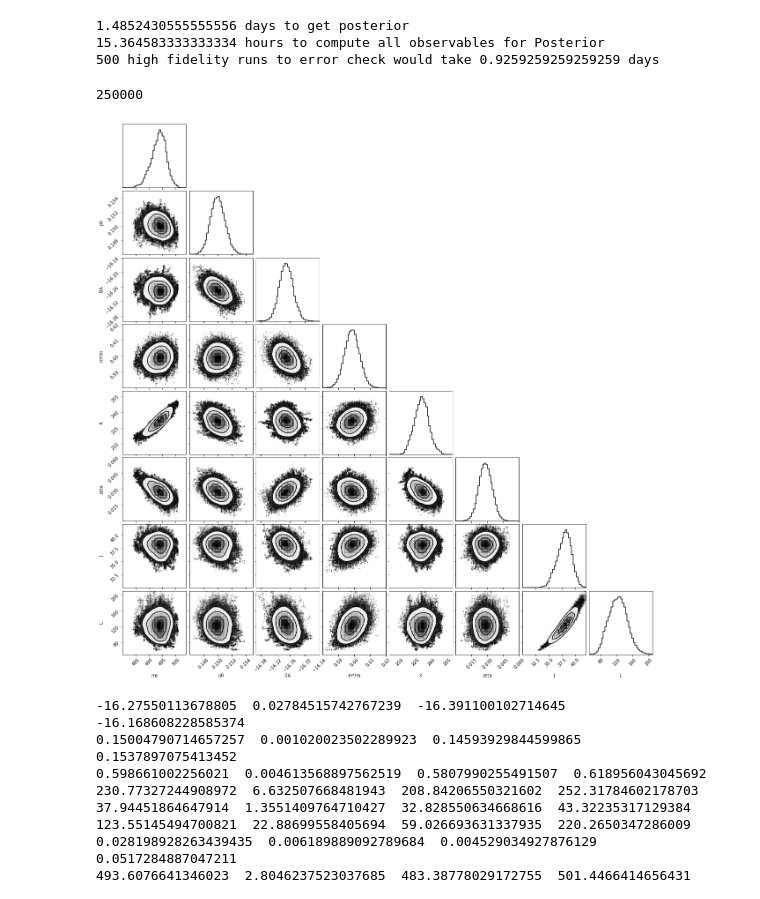
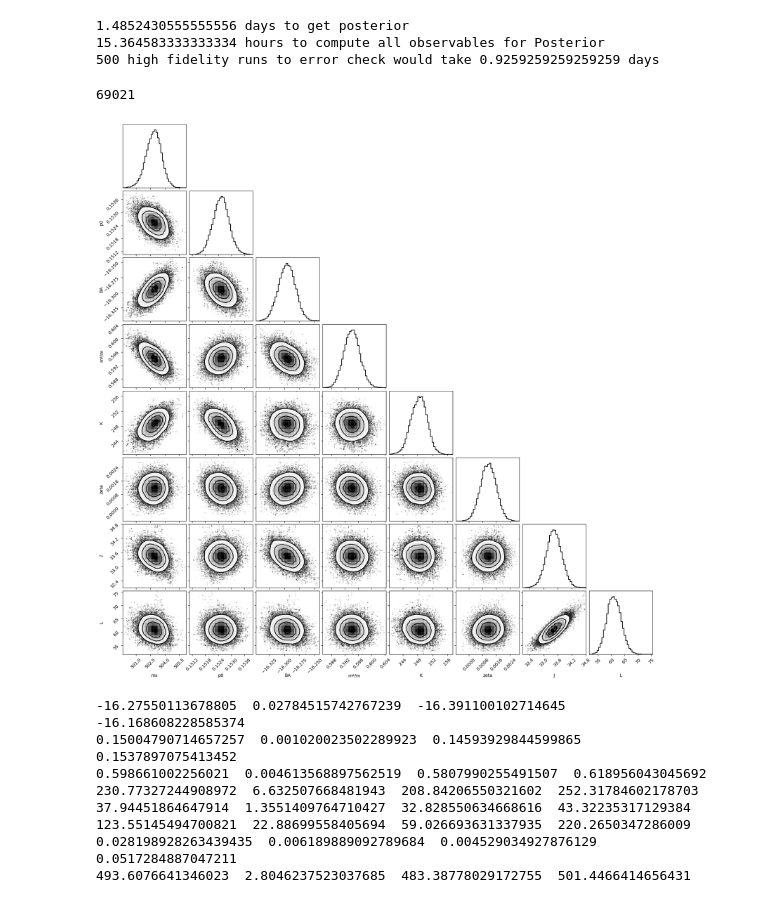
Before and after one commit to torquteam/RBM, a Jupyter notebook: Plots.ipynb, the cells around one changed output. Cells and saved outputs as stored; diff of their text form; code cells hidden in the pictures.

Commit message:
new MCMC run to calibrate LIGO runs

```diff
--- a/Plots.ipynb
+++ b/Plots.ipynb
@@ -21,35 +21,35 @@ print(f"{n_runs_hf} high fidelity runs to error check would take {t_days_hf} day
 # %%
 import corner
 import numpy as np
 import matplotlib.pyplot as plt
-samples = np.loadtxt("MCMC_noskin.txt")
+samples = np.loadtxt("MCMC.txt")
 
 new_samples = np.zeros_like(samples)
 for i in range(len(samples)):
     new_samples[i,0] = samples[i,7]
     new_samples[i,1] = samples[i,1]
     new_samples[i,2] = samples[i,0]
     new_samples[i,3] = samples[i,2]
     new_samples[i,4] = samples[i,3]
     new_samples[i,5] = samples[i,6]
     new_samples[i,6] = samples[i,4]
     new_samples[i,7] = samples[i,5]
 new_samples = np.array(new_samples)
 
 c_samples = []
 i=0
 while (i < len(new_samples)):
     c_samples.append(new_samples[i,:])
     i += 1
 c_samples = np.array(c_samples)
 print(len(c_samples))
 
-ranges = [(480,504),(0.146,0.155),(-16.4,-16.14),(0.58,0.62),(200,260),(0,0.06),(30,42),(50,210)]
-figure = corner.corner(c_samples,labels=["ms","p0","BA","m*/m","K","zeta","J","L"],hist_bin_factor=[2.0]*8,smooth=0.7,smooth1d=0.6,bins=[20]*8,range=ranges)
+#ranges = [(480,504),(0.146,0.155),(-16.4,-16.14),(0.58,0.62),(200,260),(0,0.06),(30,42),(50,210)]
+figure = corner.corner(c_samples,labels=["ms","p0","BA","m*/m","K","zeta","J","L"],hist_bin_factor=[2.0]*8,smooth=0.7,smooth1d=0.6,bins=[20]*8) #,range=ranges)
 plt.savefig("Corner.png",transparent=False,facecolor='white')
 # %% [output]
-250000
+69021
-[figure, old version]
+[figure, new version]
 # %%
 import statistics
 posterior = np.loadtxt("Posterior_noskin.txt")
```
Also changed, not shown: 9 other files.
